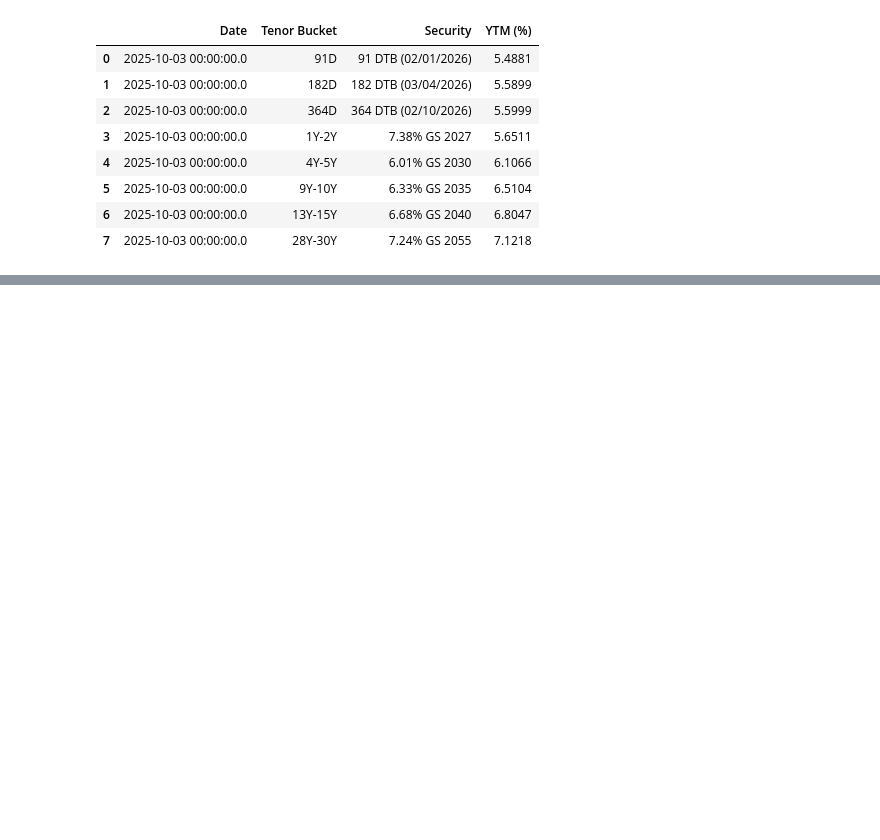
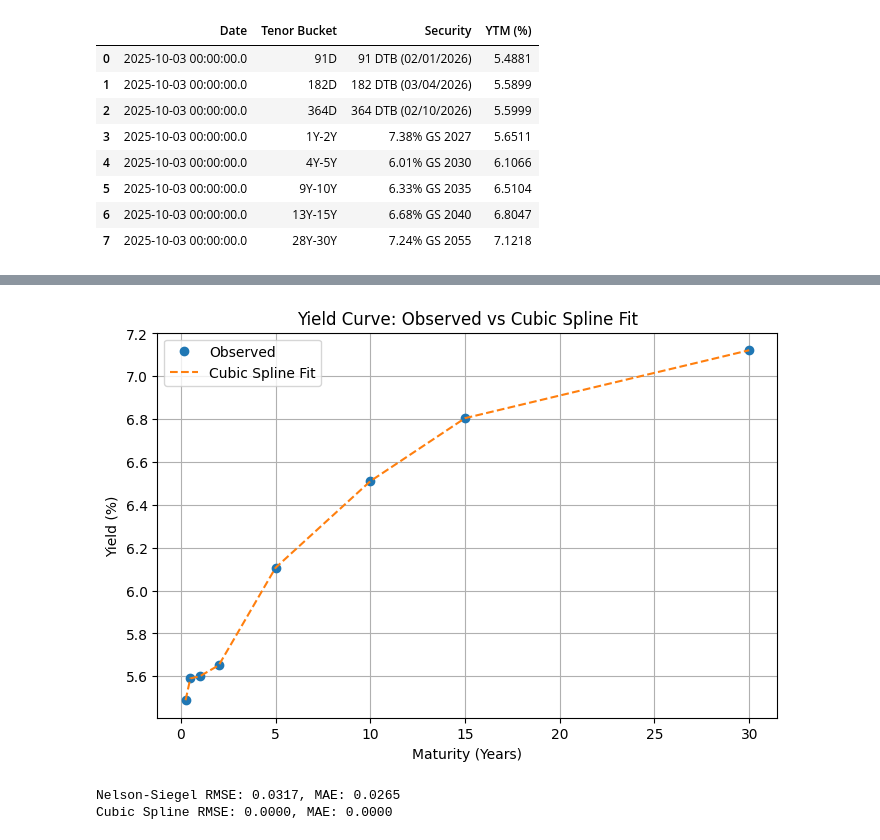
Before and after one commit to adas-quant/mscfe-gwp1-yieldcurve, a Jupyter notebook: notebooks/02_Task2_YieldCurve.ipynb, the cells around one changed output, grey strips where cells are left out. Saved outputs shown, nothing was run; the diff lists cells and outputs as text; code cells hidden in the pictures; blank space fills up the shorter version.

```diff
--- a/notebooks/02_Task2_YieldCurve.ipynb
+++ b/notebooks/02_Task2_YieldCurve.ipynb
@@ -409,0 +174,8 @@ Cubic Spline RMSE:  0.02544
+# %%
+import pandas as pd
+
+# Load the cleaned yield curve
+filename = "data/processed/yieldcurve_20251003.csv"  # replace with actual date
+yield_curve = pd.read_csv(filename)
+
+yield_curve
@@ -409,0 +237,31 @@ Cubic Spline RMSE:  0.02544
+# %%
+from scipy.interpolate import CubicSpline
+
+cs = CubicSpline(t, y)
+y_spline = cs(t)
+
+plt.figure(figsize=(8,5))
+plt.plot(t, y, 'o', label='Observed')
+plt.plot(t, y_spline, '--', label='Cubic Spline Fit')
+plt.xlabel("Maturity (Years)")
+plt.ylabel("Yield (%)")
+plt.title("Yield Curve: Observed vs Cubic Spline Fit")
+plt.legend()
+plt.grid(True)
+plt.show()
+# %% [output]
+[figure, added]
+# %%
+from sklearn.metrics import mean_squared_error, mean_absolute_error
+
+rmse_ns = np.sqrt(mean_squared_error(y, y_fit))
+mae_ns = mean_absolute_error(y, y_fit)
+
+rmse_cs = np.sqrt(mean_squared_error(y, y_spline))
+mae_cs = mean_absolute_error(y, y_spline)
+
+print(f"Nelson-Siegel RMSE: {rmse_ns:.4f}, MAE: {mae_ns:.4f}")
+print(f"Cubic Spline RMSE: {rmse_cs:.4f}, MAE: {mae_cs:.4f}")
+# %% [output]
+Nelson-Siegel RMSE: 0.0317, MAE: 0.0265
+Cubic Spline RMSE: 0.0000, MAE: 0.0000
```
Also changed, not shown: parts of 23 cells of this notebook.
